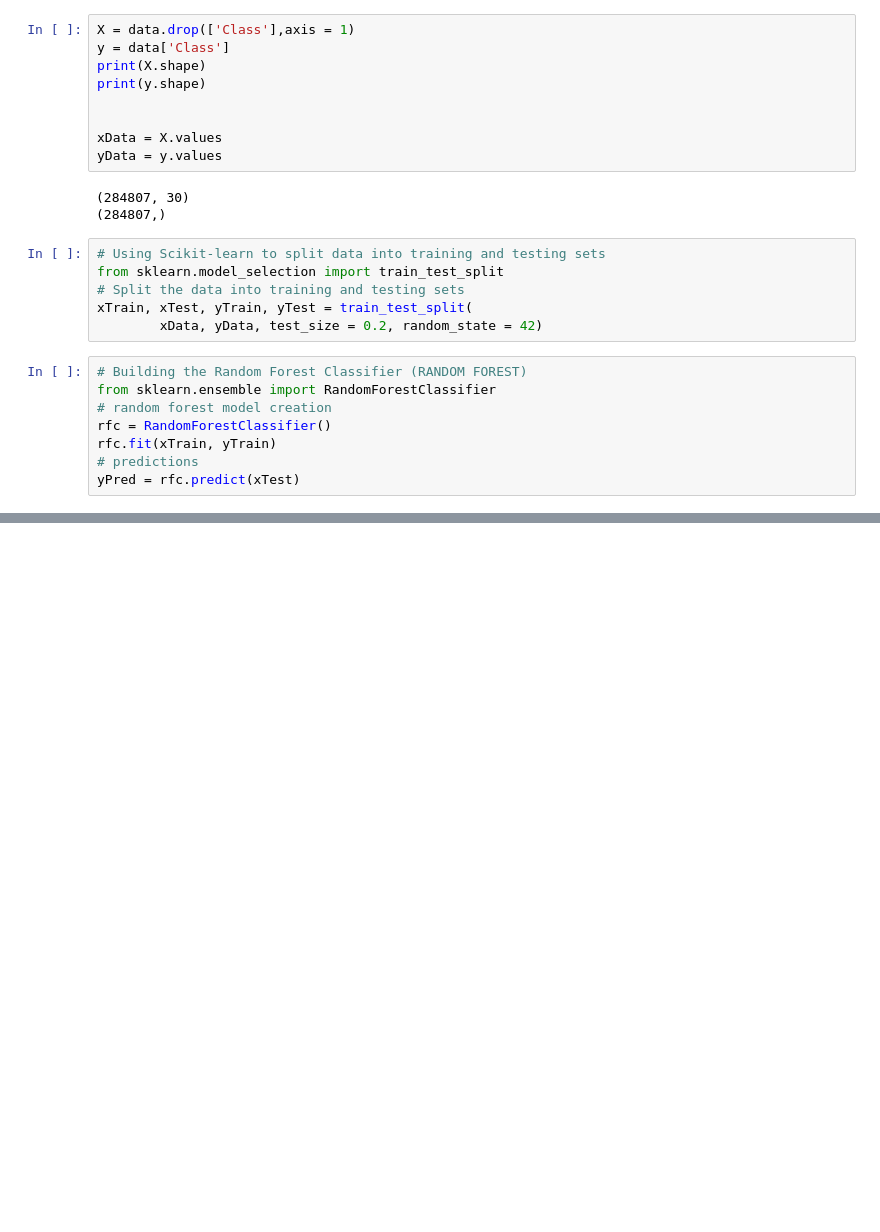
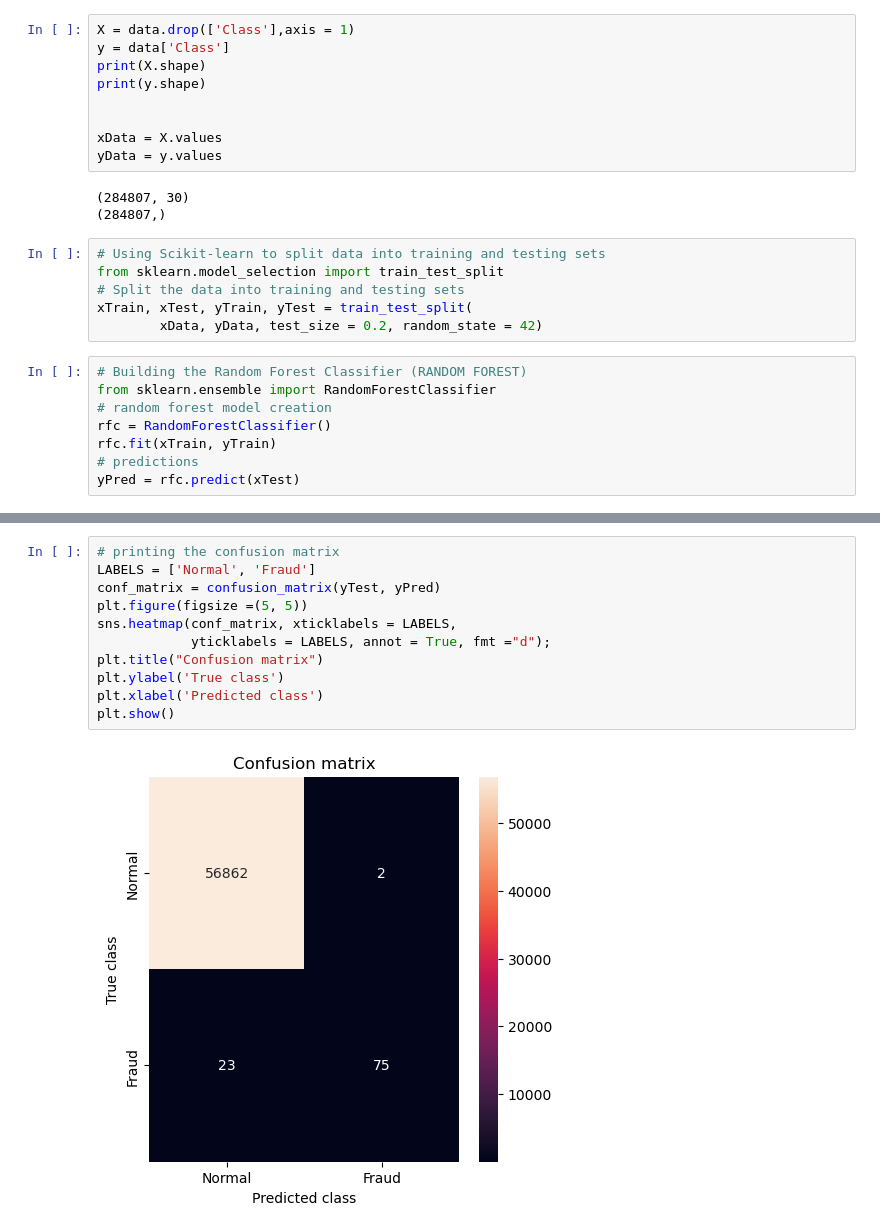
Before and after one commit to SowmyaaKarthik/Credit-card-fraud-detection---ML-Project-using-Python, a Jupyter notebook: Credit card Fraud Detection.ipynb, the cells around one changed output, grey strips where cells are left out. Cells and saved outputs as stored; diff of their text form; blank space fills up the shorter version.

```diff
--- a/Credit card Fraud Detection.ipynb
+++ b/Credit card Fraud Detection.ipynb
@@ -144,0 +163,13 @@ print("The Matthews correlation coefficient is{}".format(MCC))
+# %%
+# printing the confusion matrix
+LABELS = ['Normal', 'Fraud']
+conf_matrix = confusion_matrix(yTest, yPred)
+plt.figure(figsize =(5, 5))
+sns.heatmap(conf_matrix, xticklabels = LABELS,
+            yticklabels = LABELS, annot = True, fmt ="d");
+plt.title("Confusion matrix")
+plt.ylabel('True class')
+plt.xlabel('Predicted class')
+plt.show()
+# %% [output]
+[figure, added]
```
Also changed, not shown: parts of 4 cells of this notebook.
